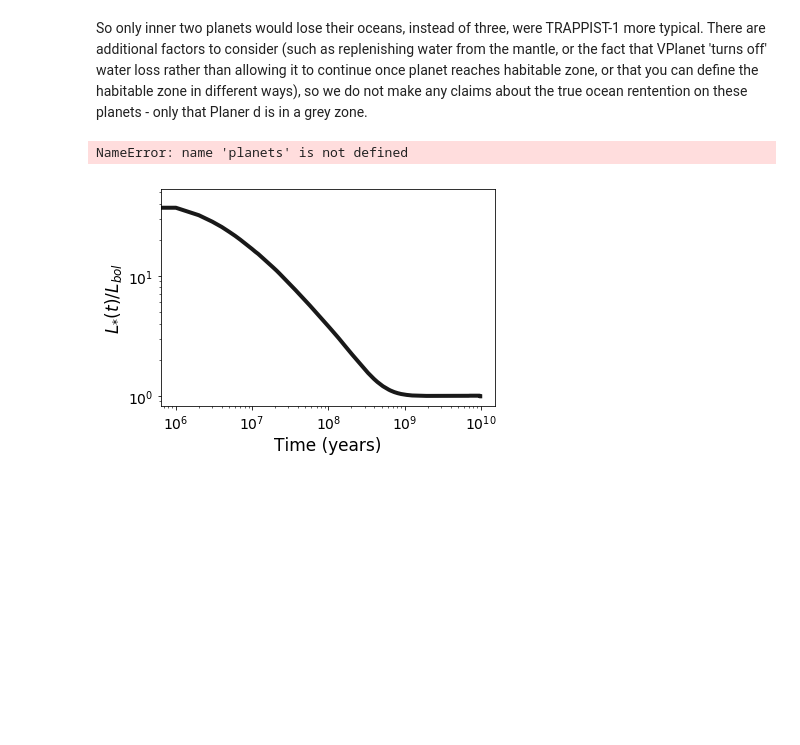
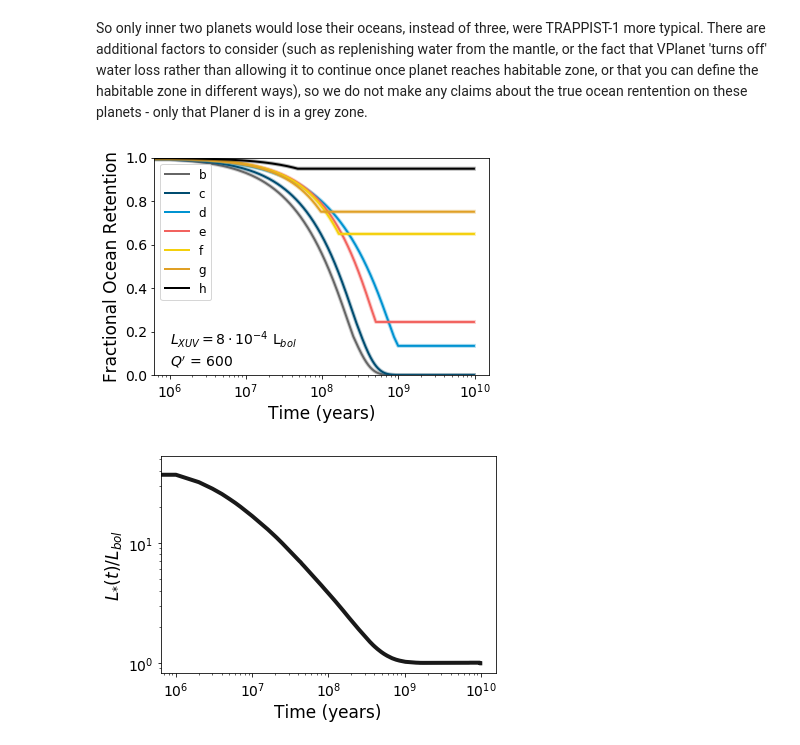
Before and after one commit to jxcbecker/trappist1, a Jupyter notebook: MakeFigures.ipynb, the cells around one changed output. Saved outputs shown, nothing was run; the diff lists cells and outputs as text; code cells hidden in the pictures; blank space fills up the shorter version.

```diff
--- a/MakeFigures.ipynb
+++ b/MakeFigures.ipynb
@@ -773,22 +779,23 @@ savefig(extraFigures + "trappist_water_midQ_lowLXUV.pdf", dpi=150, bbox_inches =
 # %% [markdown]
 So only inner two planets would lose their oceans, instead of three, were TRAPPIST-1 more typical. There are additional factors to consider (such as replenishing water from the mantle, or the fact that VPlanet 'turns off' water loss rather than allowing it to continue once planet reaches habitable zone, or that you can define the habitable zone in different ways), so we do not make any claims about the true ocean rentention on these planets - only that Planer d is in a grey zone.
 # %%
+namz = ['Time','SurfWaterMass','OxygenMass','Eccentricity']
 for i, planet in enumerate(planets):
-    file_loc = current_dir + "VPlanetRuns/Results/run5/trappist1.%s.forward" % planet
+    file_loc = current_dir + "VPlanetRuns/AtmEsc+EqTide/trappist1.%s.forward" % planet
     data = pd.read_csv(file_loc, names = namz, delim_whitespace=True)
     plot(data['Time'], data['SurfWaterMass'] / data['SurfWaterMass'].values[0], label='_nolegend_', linewidth = 4, alpha=0.3, c = colors_for_this[i])
     plot(data['Time'], data['SurfWaterMass'] / data['SurfWaterMass'].values[0], label=planet, linewidth = 2, c = colors_for_this[i])
 xscale("log")
 legend(fontsize=12, loc='upper left')
 xlabel("Time (years)", fontsize=17)
 ylabel("Fractional Ocean Retention", fontsize=17)
 yticks(fontsize=14)
 xticks(fontsize=14)
 ylim(0,1)
 annotate("$L_{XUV} = 8 \cdot 10^{-4}$ L$_{bol}$\n$Q'$ = 600", (1e6, 0.05), fontsize = 14)
 savefig(extraFigures + "trappist_water_midQ_highLXUV.pdf", dpi=150, bbox_inches = 'tight')
 # %% [output]
-NameError: name 'planets' is not defined
+[figure, added]
 # %%
 planets = ['b','c','d','e','f','g','h']
 namz = ['Time', 'Luminosity', 'LXUVTot' ,'Temperature', 'HZLimRecVenus', 'HZLimRunaway', 'HZLimMaxGreenhouse', 'HZLimEarlyMars']
```
Also changed, not shown: parts of 11 cells of this notebook, 33 other files.
